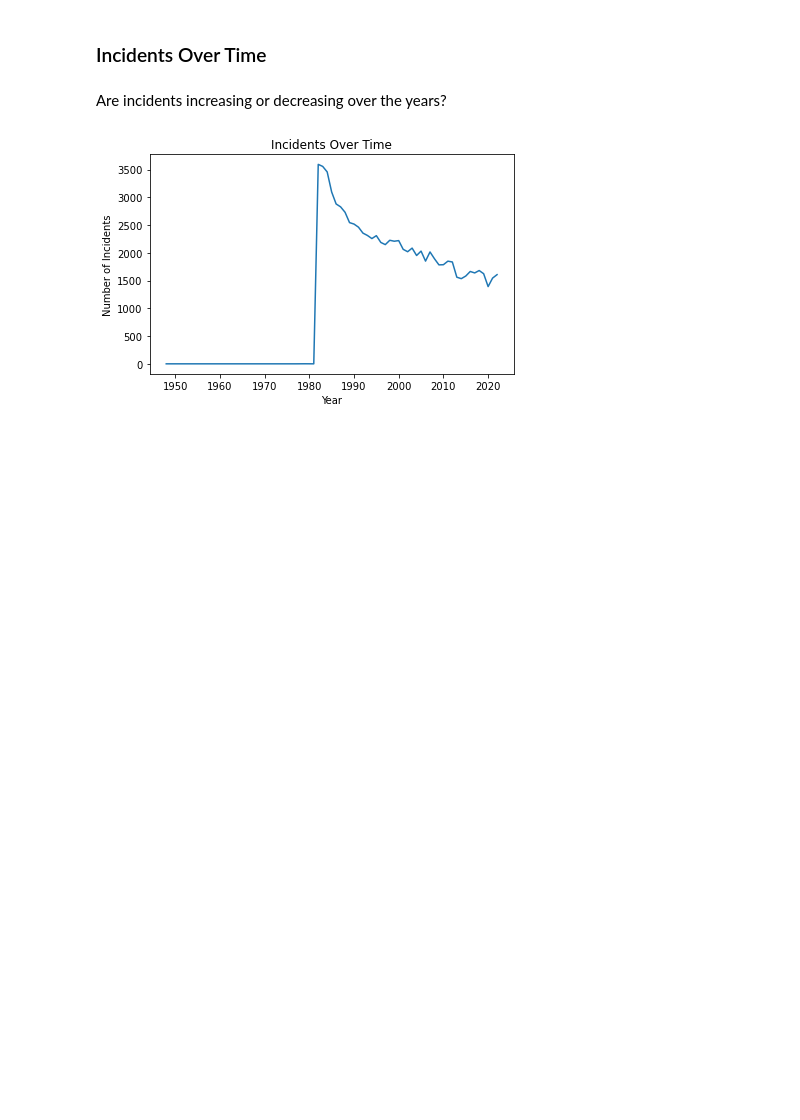
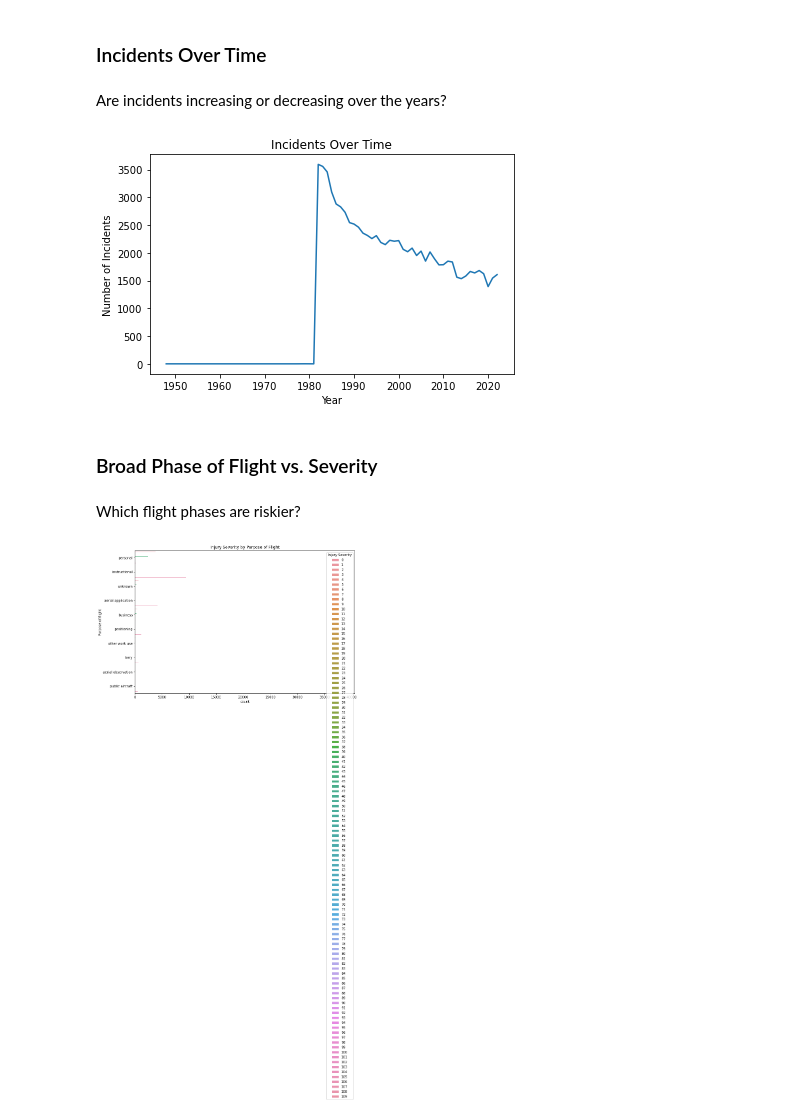
Before and after one commit to BMwihia/aviation-accidents-analysis, a Jupyter notebook: aviation_accident_analysis-benson.ipynb, the cells around one changed output. Drawn from its saved outputs; the diff is of its cells as text; code cells hidden in the pictures; blank space fills up the shorter version.

Commit message:
Proceeded to analyze the phases of flight vs severity.

```diff
--- a/aviation_accident_analysis-benson.ipynb
+++ b/aviation_accident_analysis-benson.ipynb
@@ -228,3 +228,16 @@ plt.tight_layout()
 plt.show()
 # %% [output]
 [figure]
+# %% [markdown]
+### Broad Phase of Flight vs. Severity
+# %% [markdown]
+Which flight phases are riskier?
+# %%
+plt.figure(figsize=(12, 8))  # Adjust the size as needed
+sns.countplot(data=df, y='Purpose.of.flight', hue='Injury.Severity', order=df['Purpose.of.flight'].value_counts().index[:10])
+plt.title('Injury Severity by Purpose of Flight')
+plt.legend(title='Injury Severity')
+plt.tight_layout()  # Ensure that the layout adjusts to fit everything
+plt.show()
+# %% [output]
+[figure, added]
```
